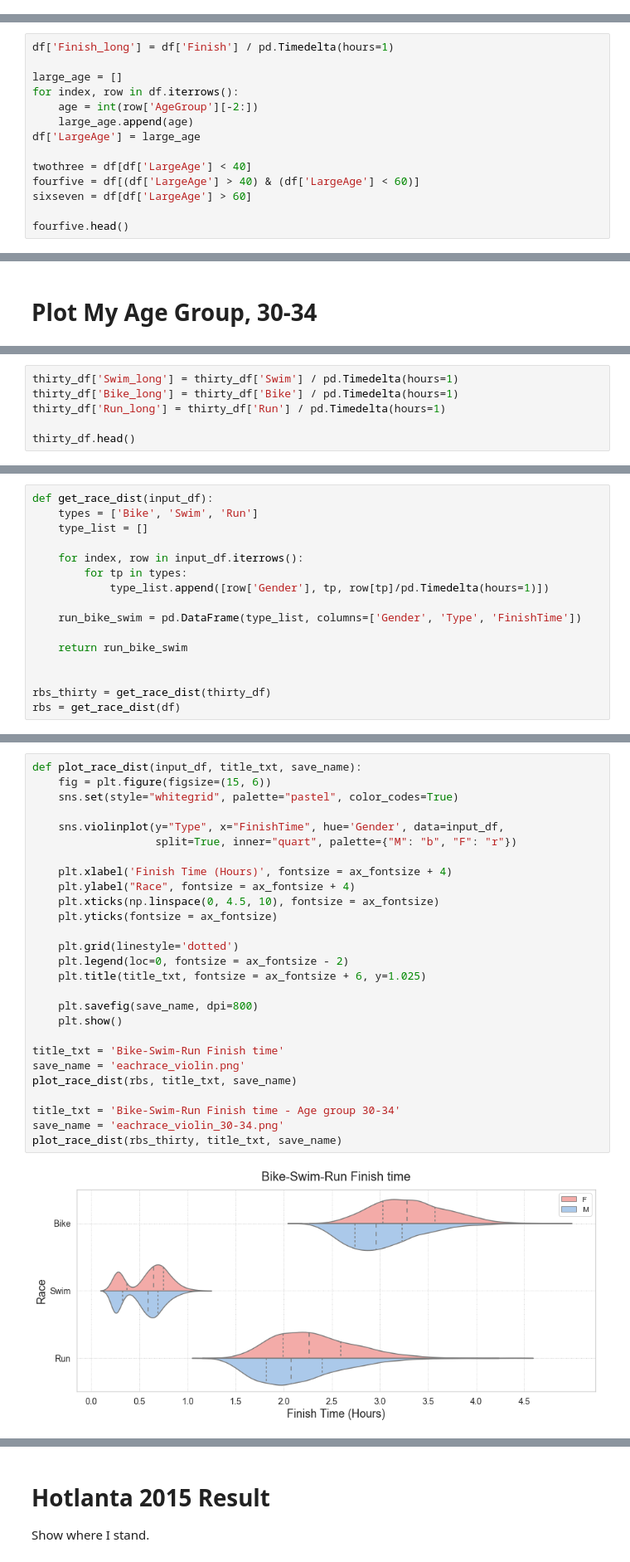
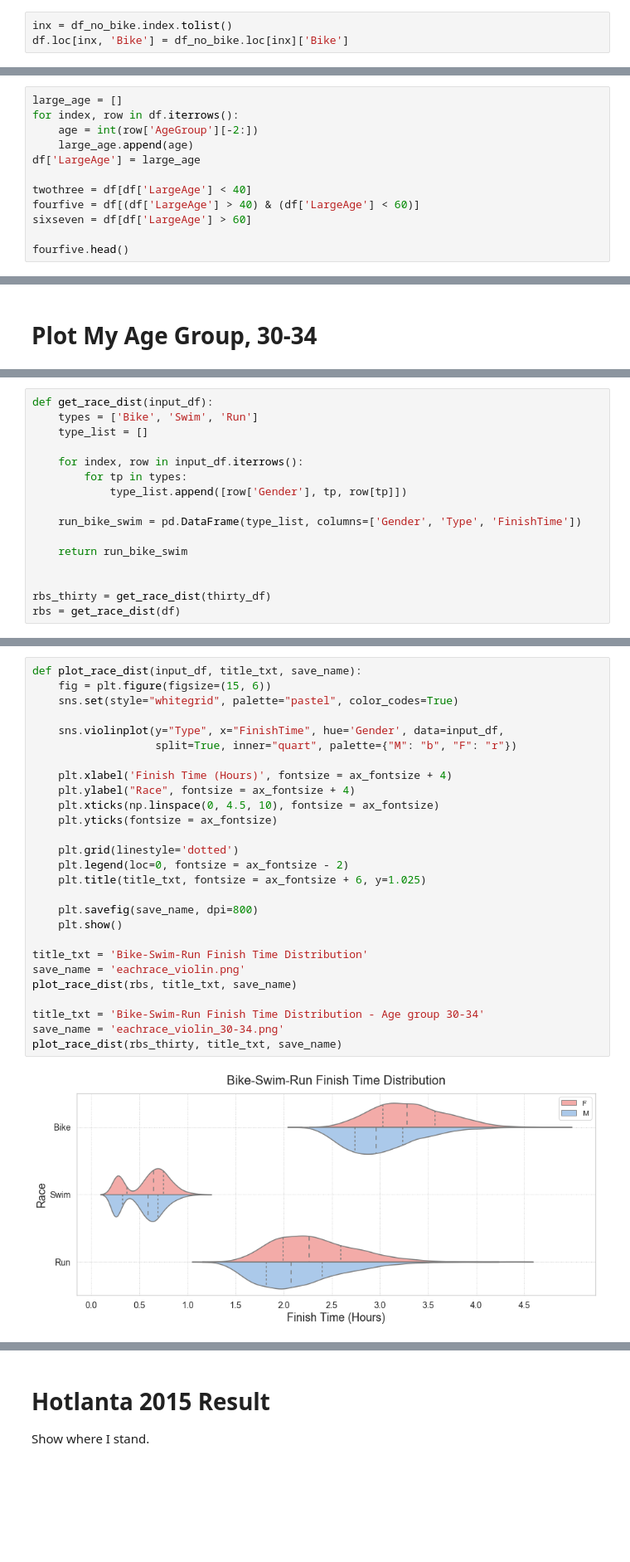
Before and after one commit to yiyiwii/da_triathlon, a Jupyter notebook: da_triathlon.ipynb, the cells around one changed output, grey strips where cells are left out. Shown at 83% size. Drawn from its saved outputs; the diff is of its cells as text; blank space fills up the shorter version.

```diff
--- a/da_triathlon.ipynb
+++ b/da_triathlon.ipynb
@@ -59,0 +105,3 @@ print(df.shape)
+# %%
+inx = df_no_bike.index.tolist()
+df.loc[inx, 'Bike'] = df_no_bike.loc[inx]['Bike']
@@ -129,8 +200,6 @@ print(6572/1940)
 0.2951917224589166
 3.3876288659793814
 # %%
-df['Finish_long'] = df['Finish'] / pd.Timedelta(hours=1)
-
 large_age = []
 for index, row in df.iterrows():
     age = int(row['AgeGroup'][-2:])
@@ -270,6 +338,0 @@ thirty_df.head()
-# %%
-thirty_df['Swim_long'] = thirty_df['Swim'] / pd.Timedelta(hours=1)
-thirty_df['Bike_long'] = thirty_df['Bike'] / pd.Timedelta(hours=1)
-thirty_df['Run_long'] = thirty_df['Run'] / pd.Timedelta(hours=1)
-
-thirty_df.head()
@@ -287,7 +352,7 @@ def get_race_dist(input_df):
 
     for index, row in input_df.iterrows():
         for tp in types:
-            type_list.append([row['Gender'], tp, row[tp]/pd.Timedelta(hours=1)])
+            type_list.append([row['Gender'], tp, row[tp]])
 
     run_bike_swim = pd.DataFrame(type_list, columns=['Gender', 'Type', 'FinishTime'])
 
@@ -328,29 +389,29 @@ plt.hist(kk, bins, density=False)
 # %%
 def plot_race_dist(input_df, title_txt, save_name):
     fig = plt.figure(figsize=(15, 6))
     sns.set(style="whitegrid", palette="pastel", color_codes=True)
 
     sns.violinplot(y="Type", x="FinishTime", hue='Gender', data=input_df,
                    split=True, inner="quart", palette={"M": "b", "F": "r"})
 
     plt.xlabel('Finish Time (Hours)', fontsize = ax_fontsize + 4)
     plt.ylabel("Race", fontsize = ax_fontsize + 4)
     plt.xticks(np.linspace(0, 4.5, 10), fontsize = ax_fontsize)
     plt.yticks(fontsize = ax_fontsize)
 
     plt.grid(linestyle='dotted')
     plt.legend(loc=0, fontsize = ax_fontsize - 2)
     plt.title(title_txt, fontsize = ax_fontsize + 6, y=1.025)
 
     plt.savefig(save_name, dpi=800)
     plt.show()
 
-title_txt = 'Bike-Swim-Run Finish time'
+title_txt = 'Bike-Swim-Run Finish Time Distribution'
 save_name = 'eachrace_violin.png'
 plot_race_dist(rbs, title_txt, save_name)
 
-title_txt = 'Bike-Swim-Run Finish time - Age group 30-34'
+title_txt = 'Bike-Swim-Run Finish Time Distribution - Age group 30-34'
 save_name = 'eachrace_violin_30-34.png'
 plot_race_dist(rbs_thirty, title_txt, save_name)
 # %% [output]
-[figure, old version]
+[figure, new version]
```
Also changed, not shown: parts of 38 cells of this notebook.
